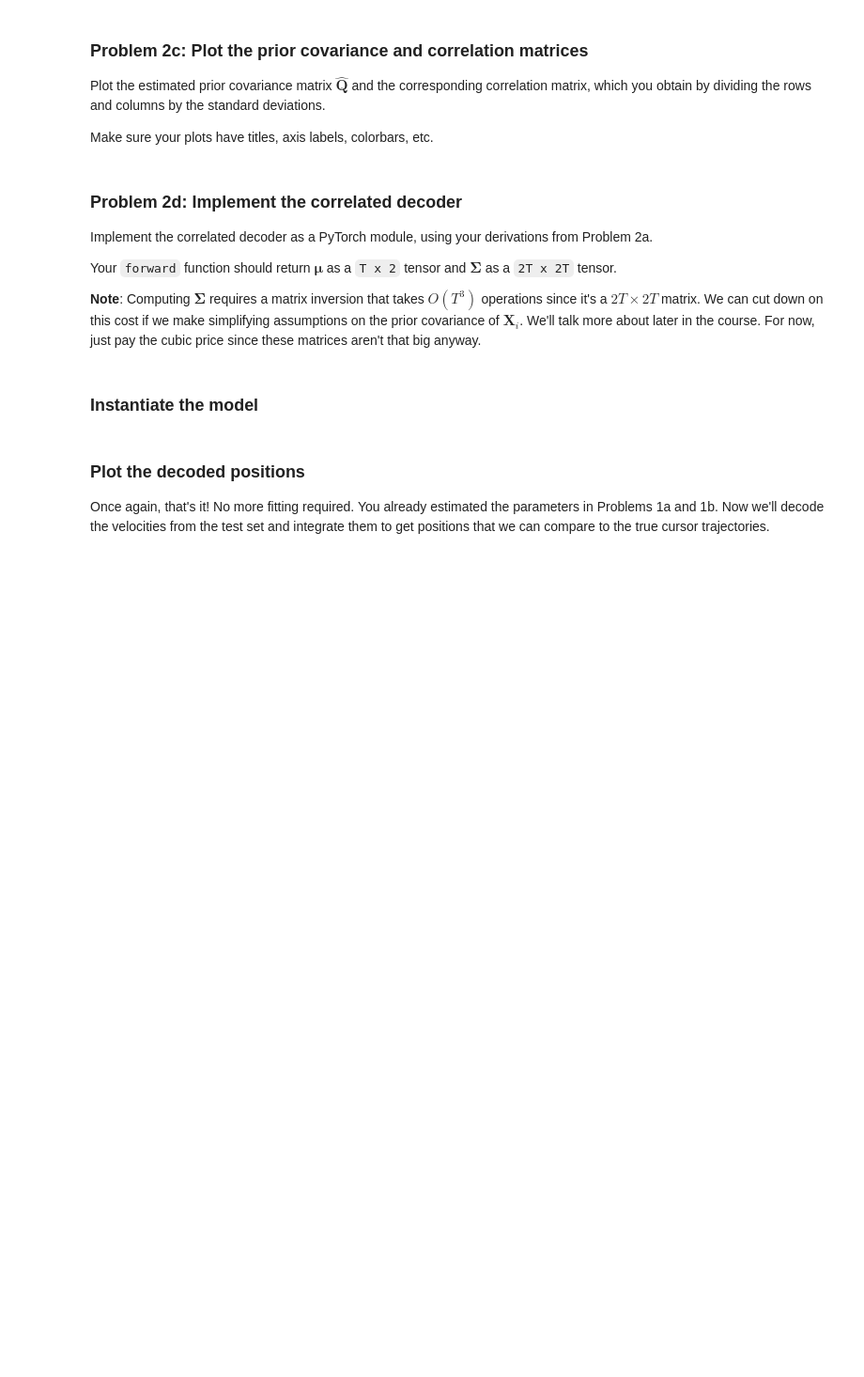
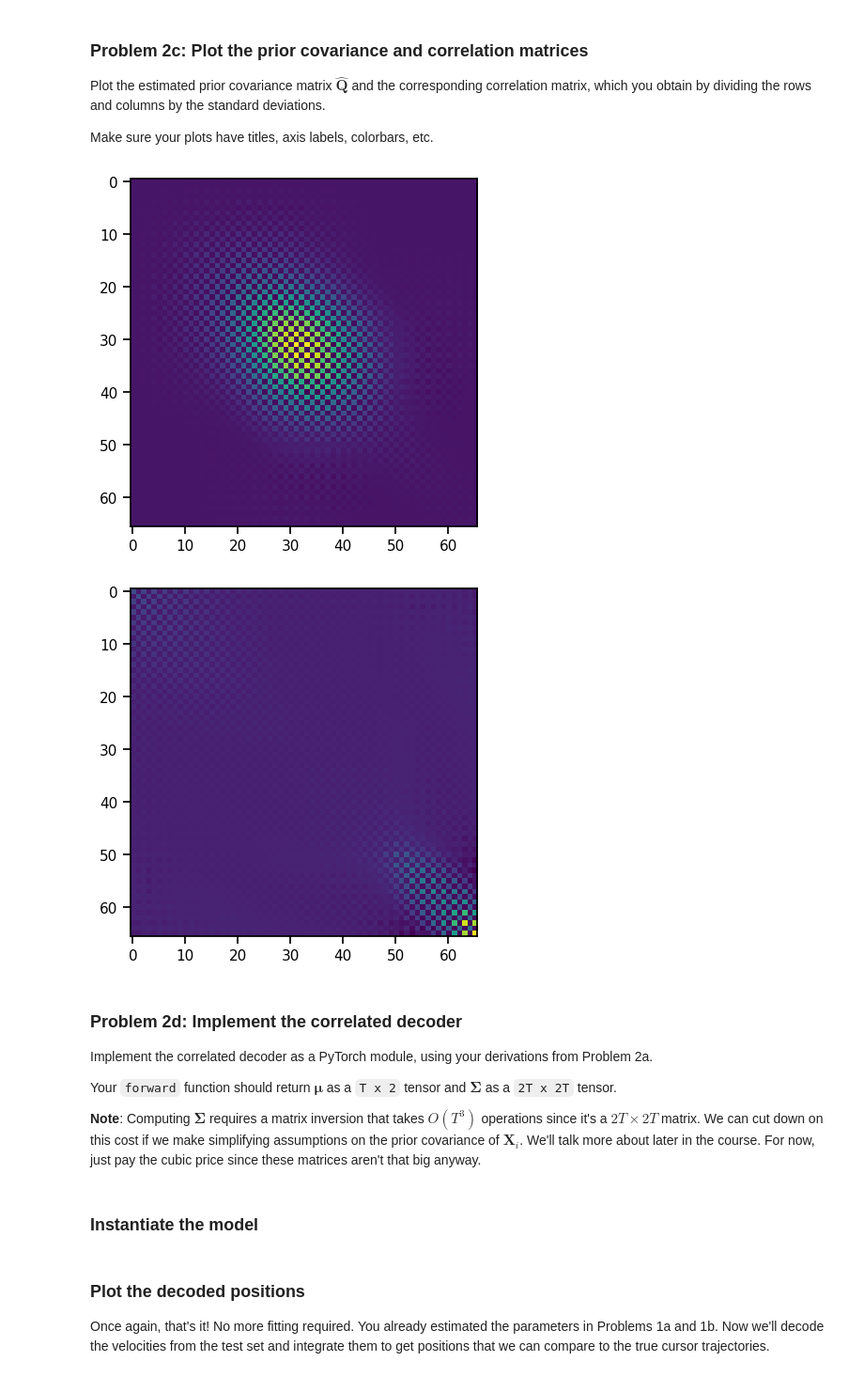
Before and after one commit to powellj24/nbio220, a Jupyter notebook: labs/05_decoding.ipynb, the cells around one changed output. Shown at 94% size. Cells and saved outputs as stored; diff of their text form; code cells hidden in the pictures; blank space fills up the shorter version.

```diff
--- a/labs/05_decoding.ipynb
+++ b/labs/05_decoding.ipynb
@@ -384,16 +400,18 @@ def estimate_basic_prior_prms(
     ###
     # YOUR CODE BELOW
 
-    print(dir(dataset))
+    # print(dir(dataset))
 
-    print(dataset.all_velocities.shape)
+    # print(dataset.all_velocities.shape)
 
-    m_hat = torch.mean(dataset.all_velocities)
+    m_hat = torch.mean(dataset.all_velocities.reshape(-1, 2), dim = 0)
 
-    Q_hatx = torch.cov(dataset.all_velocities[:, :, 0])
-    Q_haty = torch.cov(dataset.all_velocities[:, :, 1])
+    # Q_hatx = torch.cov(dataset.all_velocities[:, :, 0])
+    # Q_haty = torch.cov(dataset.all_velocities[:, :, 1])
 
-    Q_hat = torch.stack([Q_hatx, Q_haty], dim = -1)
+    # Q_hat = torch.stack([Q_hatx, Q_haty], dim = -1)
+
+    Q_hat = torch.cov(dataset.all_velocities.reshape(-1, 2).T)
 
     # Q_hat = torch.tensor([torch.cov(dataset.all_velocities[:, :, 1]), torch.cov(dataset.all_velocities[:, :, 1])])
     # print(m_hat.shape, Q_hat.shape)
@@ -674,11 +700,22 @@ def estimate_correlated_prior_prms(
     """
     ###
     # YOUR CODE BELOW
-    m_hat = ...
-    Q_hat = ...
+
+    print(dataset.all_velocities.shape)
+
+    vel_flat = dataset.all_velocities.reshape(dataset.all_velocities.shape[0], -1)
+
+    m_hat = torch.mean(vel_flat, dim = 0)
+    Q_hat = torch.cov(vel_flat.T)
+
+    [print(m_hat.shape, Q_hat.shape)]
+
     ###
 
     return m_hat, Q_hat
+
+print(2 * train_dataset.all_velocities.shape[1], (2 * train_dataset.all_velocities.shape[1],
+                        2 * train_dataset.all_velocities.shape[1]))
 
 m_hat, Q_hat = estimate_correlated_prior_prms(train_dataset)
 assert m_hat.shape == (2 * train_dataset.all_velocities.shape[1],)
@@ -697,3 +734,22 @@ Make sure your plots have titles, axis labels, colorbars, etc.
+# %%
+##
+# YOUR CODE HERE
+##
+
+plt.imshow(Q_hat)
+plt.show()
+
+row_std = Q_hat.std(axis = 1, keepdims = True)
+Q_std = Q_hat / row_std
+
+col_std = Q_hat.std(axis = 0, keepdims=True)
+Q_std = Q_std / col_std
+
+plt.imshow(Q_std)
+plt.show()
+# %% [output]
+[figure, added]
+[figure, added]
 # %% [markdown]
 ### Problem 2d: Implement the correlated decoder
 
```
Also changed, not shown: parts of 7 cells of this notebook.
